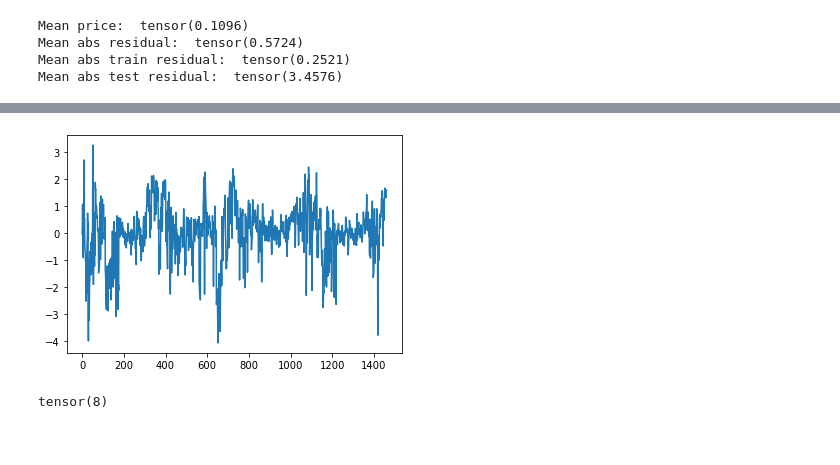
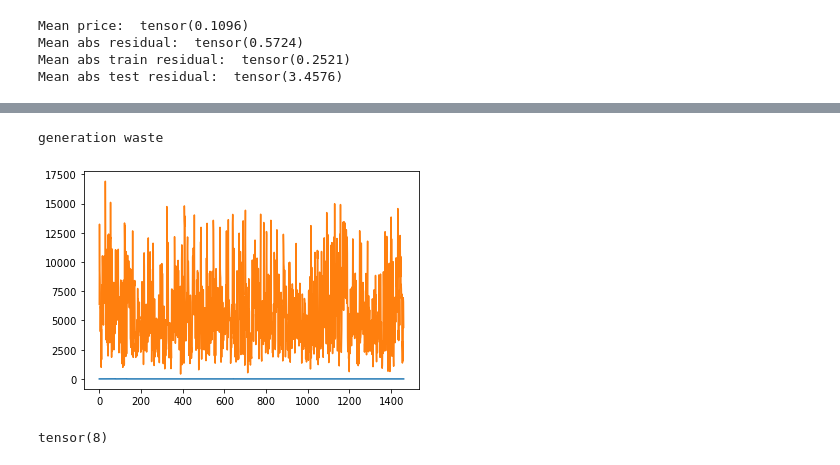
Before and after one commit to wdmdev/42186-MBML-Project, a Jupyter notebook: AR.ipynb, the cells around one changed output, grey strips where cells are left out. Cells and saved outputs as stored; diff of their text form; code cells hidden in the pictures.

```diff
--- a/AR.ipynb
+++ b/AR.ipynb
@@ -223,9 +240,11 @@ Mean abs test residual:  tensor(3.4576)
 # %%
-
-plt.plot(covariates[:, 3])
-plt.show()
+#print(df.columns[8])
+#plt.plot(covariates[:, 8])
+#plt.plot(df[df.columns[9]].values)
+#plt.show()
 # %% [output]
+generation waste
-[figure, old version]
+[figure, new version]
 # %%
 plt.plot(posterior_samples["alpha"].mean(axis = 0).flatten().numpy())
 posterior_samples["alpha"].mean(axis = 0).argmax()
```
Also changed, not shown: parts of 1 cell of this notebook.
